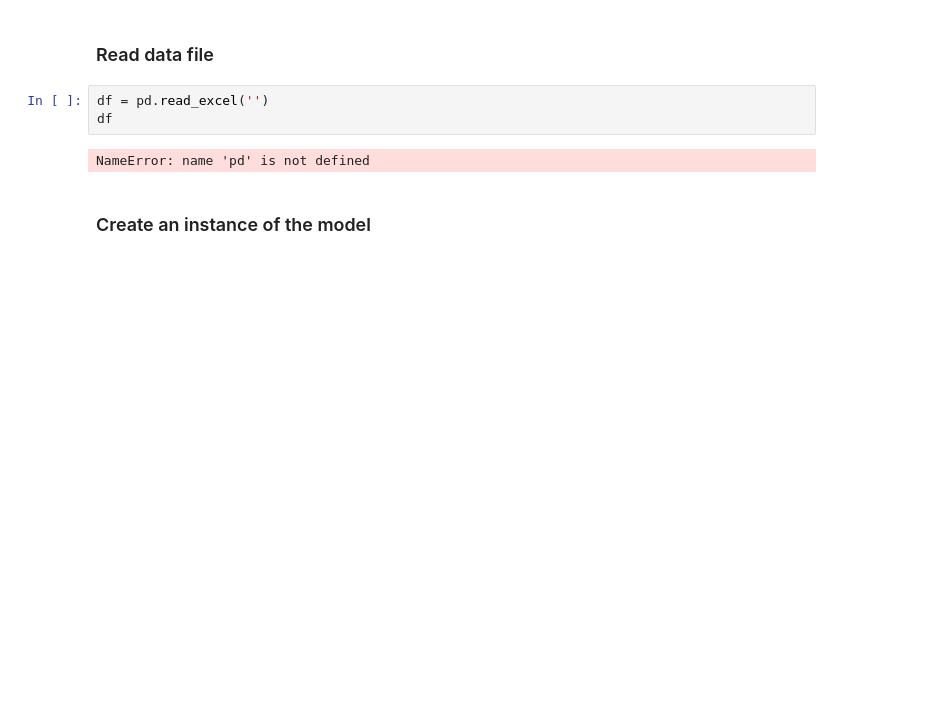
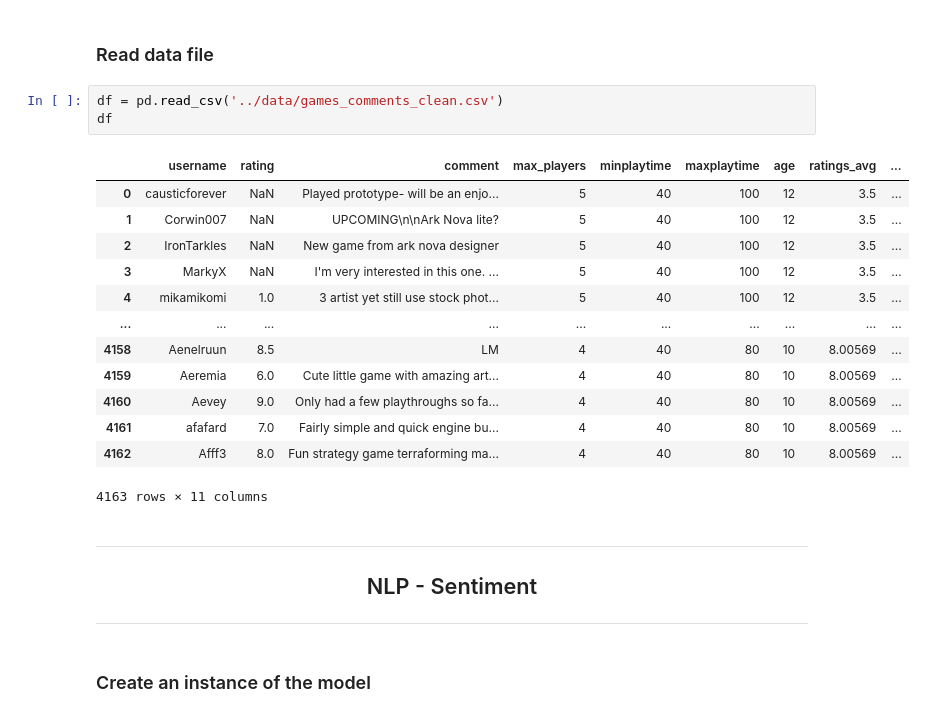
Before and after one commit to ABF-QC/Module3_Project2_solo, a Jupyter notebook: notebook/NLP.ipynb, the cells around one changed output. Saved outputs shown, nothing was run; the diff lists cells and outputs as text; blank space fills up the shorter version.

```diff
--- a/notebook/NLP.ipynb
+++ b/notebook/NLP.ipynb
@@ -30,10 +33,32 @@ from sklearn.metrics import classification_report, accuracy_score
 # %% [markdown]
 ### Read data file
 # %%
-df = pd.read_excel('')
+df = pd.read_csv('../data/games_comments_clean.csv')
 df
 # %% [output]
+|  | username | rating | comment | max_players | minplaytime | maxplaytime | age | ratings_avg | ... |
+| 0 | causticforever | NaN | Played prototype- will be an enjo... | 5 | 40 | 100 | 12 | 3.5 | ... |
+| 1 | Corwin007 | NaN | UPCOMING\n\nArk Nova lite? | 5 | 40 | 100 | 12 | 3.5 | ... |
+| 2 | IronTarkles | NaN | New game from ark nova designer | 5 | 40 | 100 | 12 | 3.5 | ... |
+| 3 | MarkyX | NaN | I'm very interested in this one. ... | 5 | 40 | 100 | 12 | 3.5 | ... |
+| 4 | mikamikomi | 1.0 | 3 artist yet still use stock phot... | 5 | 40 | 100 | 12 | 3.5 | ... |
+| ... | ... | ... | ... | ... | ... | ... | ... | ... | ... |
+| 4158 | Aenelruun | 8.5 | LM | 4 | 40 | 80 | 10 | 8.00569 | ... |
+| 4159 | Aeremia | 6.0 | Cute little game with amazing art... | 4 | 40 | 80 | 10 | 8.00569 | ... |
+| 4160 | Aevey | 9.0 | Only had a few playthroughs so fa... | 4 | 40 | 80 | 10 | 8.00569 | ... |
+| 4161 | afafard | 7.0 | Fairly simple and quick engine bu... | 4 | 40 | 80 | 10 | 8.00569 | ... |
+| 4162 | Afff3 | 8.0 | Fun strategy game terraforming ma... | 4 | 40 | 80 | 10 | 8.00569 | ... |
-NameError: name 'pd' is not defined
+4163 rows × 11 columns
+# %% [markdown]
+---
+
+<center>
+
+## NLP - Sentiment
+
+</center>
+
+---
 # %% [markdown]
 ### Create an instance of the model
 # %%
```
Also changed, not shown: parts of 20 cells of this notebook, 3 other files.
